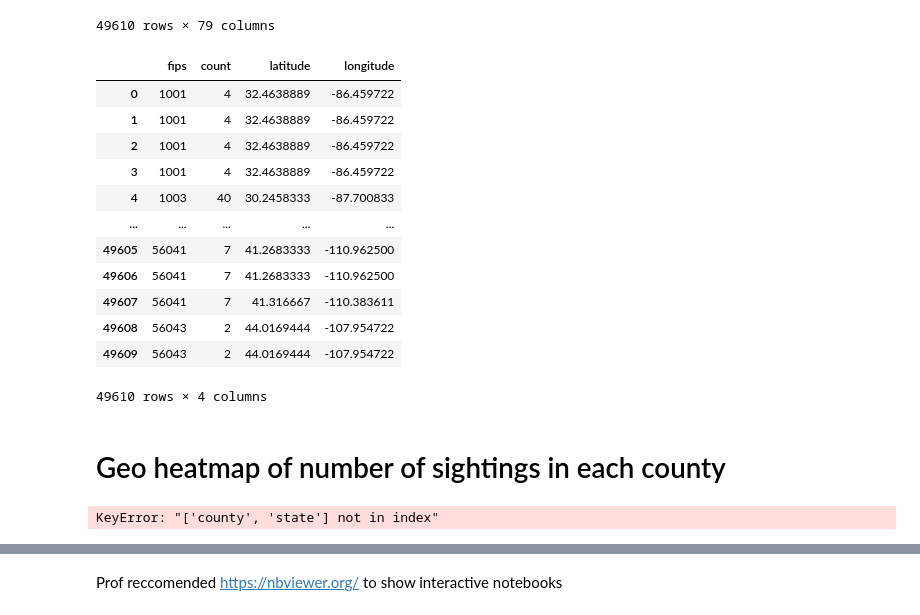
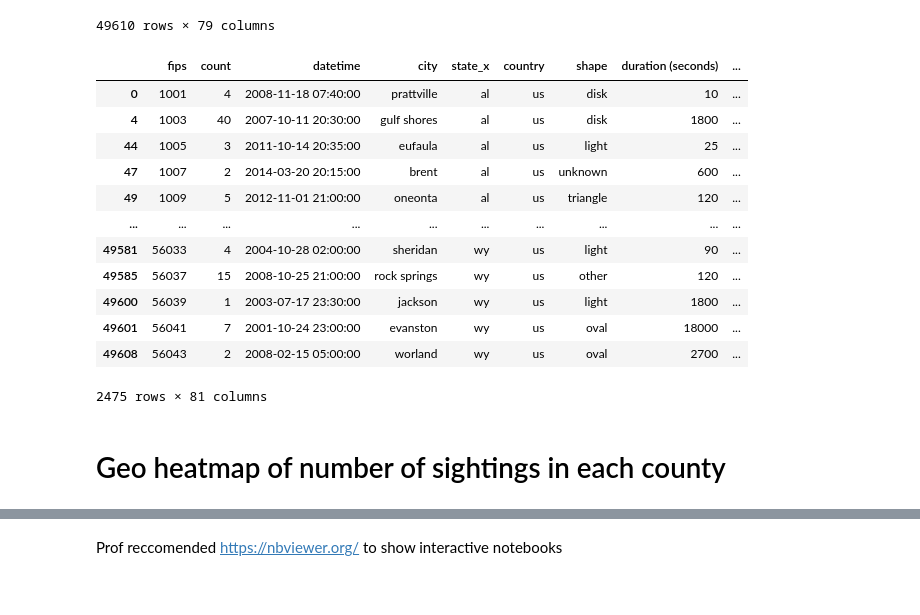
Before and after one commit to maxsohl/GSB521FinalProj, a Jupyter notebook: I see Allens Final Proj.ipynb, the cells around one changed output, grey strips where cells are left out. Cells and saved outputs as stored; diff of their text form; code cells hidden in the pictures.

```diff
--- a/I see Allens Final Proj.ipynb
+++ b/I see Allens Final Proj.ipynb
@@ -303,33 +303,29 @@ pop_educ_alien_df
 # %%
 county_count_df = pop_educ_alien_df.groupby(['fips']).size().reset_index(name='count')
 county_count_df
-county_count_merged_df = pd.merge(county_count_df, pop_educ_alien_df[['fips', 'latitude', 'longitude ']], on=['fips'], how='left')
+county_count_merged_df = pd.merge(county_count_df, pop_educ_alien_df, on=['fips'], how='left')
 county_count_merged_df
-#county_count_merged_df = county_count_merged_df.drop_duplicates(subset=['county'])
-#county_count_merged_df
+county_count_merged_df = county_count_merged_df.drop_duplicates(subset=['fips'])
+county_count_merged_df['Population 2010'] = county_count_merged_df['Population 2010'].str.replace(',', '')
+county_count_merged_df['Population 2010'] = county_count_merged_df['Population 2010'].astype(int)
+county_count_merged_df['norm_count'] = county_count_merged_df['count']/county_count_merged_df['Population 2010']
+county_count_merged_df
 # %% [output]
-|  | fips | count | latitude | longitude |
-| 0 | 1001 | 4 | 32.4638889 | -86.459722 |
-| 1 | 1001 | 4 | 32.4638889 | -86.459722 |
-| 2 | 1001 | 4 | 32.4638889 | -86.459722 |
-| 3 | 1001 | 4 | 32.4638889 | -86.459722 |
-| 4 | 1003 | 40 | 30.2458333 | -87.700833 |
-| ... | ... | ... | ... | ... |
-| 49605 | 56041 | 7 | 41.2683333 | -110.962500 |
-| 49606 | 56041 | 7 | 41.2683333 | -110.962500 |
-| 49607 | 56041 | 7 | 41.316667 | -110.383611 |
-| 49608 | 56043 | 2 | 44.0169444 | -107.954722 |
-| 49609 | 56043 | 2 | 44.0169444 | -107.954722 |
+|  | fips | count | datetime | city | state_x | country | shape | duration (seconds) | ... |
+| 0 | 1001 | 4 | 2008-11-18 07:40:00 | prattville | al | us | disk | 10 | ... |
+| 4 | 1003 | 40 | 2007-10-11 20:30:00 | gulf shores | al | us | disk | 1800 | ... |
+| 44 | 1005 | 3 | 2011-10-14 20:35:00 | eufaula | al | us | light | 25 | ... |
+| 47 | 1007 | 2 | 2014-03-20 20:15:00 | brent | al | us | unknown | 600 | ... |
+| 49 | 1009 | 5 | 2012-11-01 21:00:00 | oneonta | al | us | triangle | 120 | ... |
+| ... | ... | ... | ... | ... | ... | ... | ... | ... | ... |
+| 49581 | 56033 | 4 | 2004-10-28 02:00:00 | sheridan | wy | us | light | 90 | ... |
+| 49585 | 56037 | 15 | 2008-10-25 21:00:00 | rock springs | wy | us | other | 120 | ... |
+| 49600 | 56039 | 1 | 2003-07-17 23:30:00 | jackson | wy | us | light | 1800 | ... |
+| 49601 | 56041 | 7 | 2001-10-24 23:00:00 | evanston | wy | us | oval | 18000 | ... |
+| 49608 | 56043 | 2 | 2008-02-15 05:00:00 | worland | wy | us | oval | 2700 | ... |
-49610 rows × 4 columns
+2475 rows × 81 columns
 # %% [markdown]
 # Geo heatmap of number of sightings in each county
-# %%
-county_count_df = education_merged_df.groupby(['state', 'county']).size().reset_index(name='count')
-county_count_merged_df = pd.merge(county_count_df, education_merged_df[['county', 'state', 'latitude', 'longitude ']], on=['county', 'state'], how='left')
-county_count_merged_df = county_count_merged_df.drop_duplicates(subset=['county'])
-county_count_merged_df
-# %% [output]
-KeyError: "['county', 'state'] not in index"
 # %%
 #Still need to change the colors, scope, normalize pop, etc
 map = folium.Map(location=[37,-96], zoom_start=4)
```
Also changed, not shown: parts of 1 cell of this notebook.
